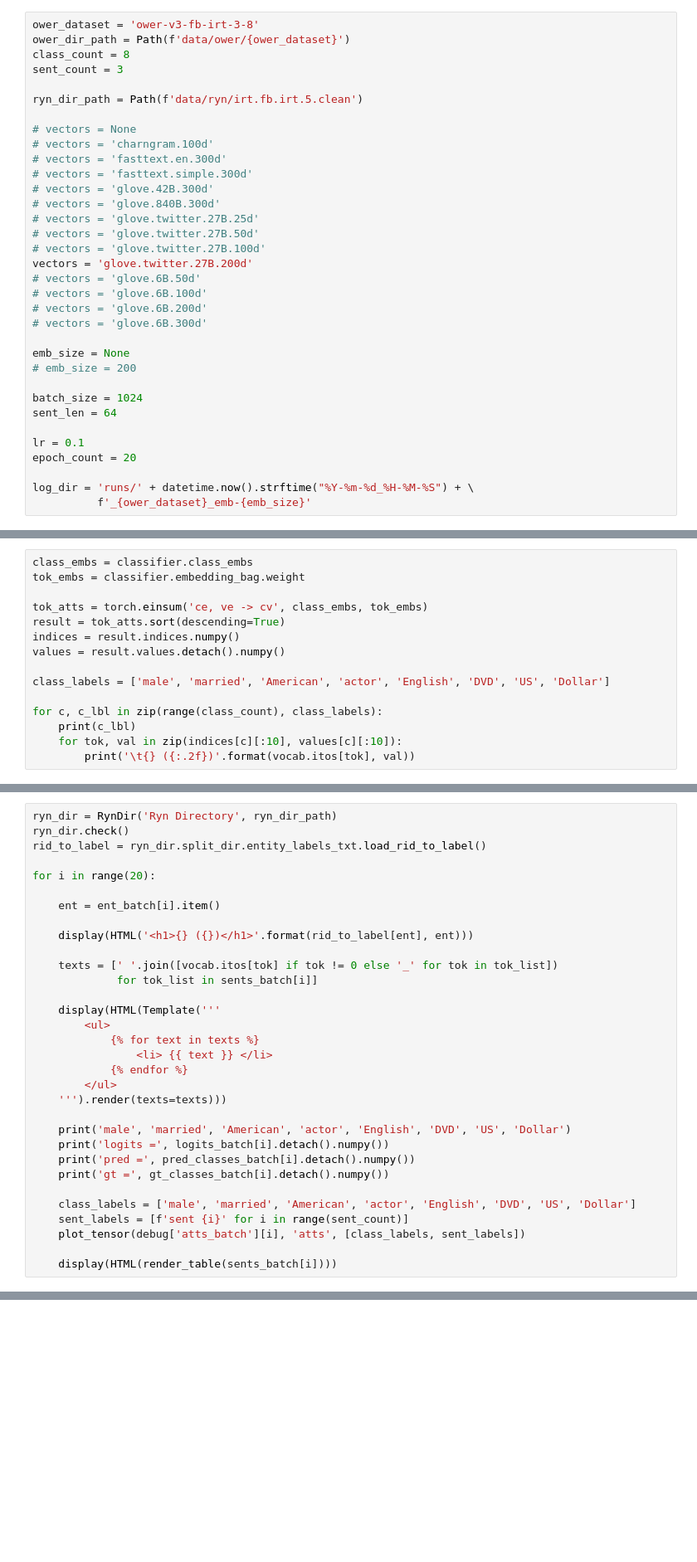
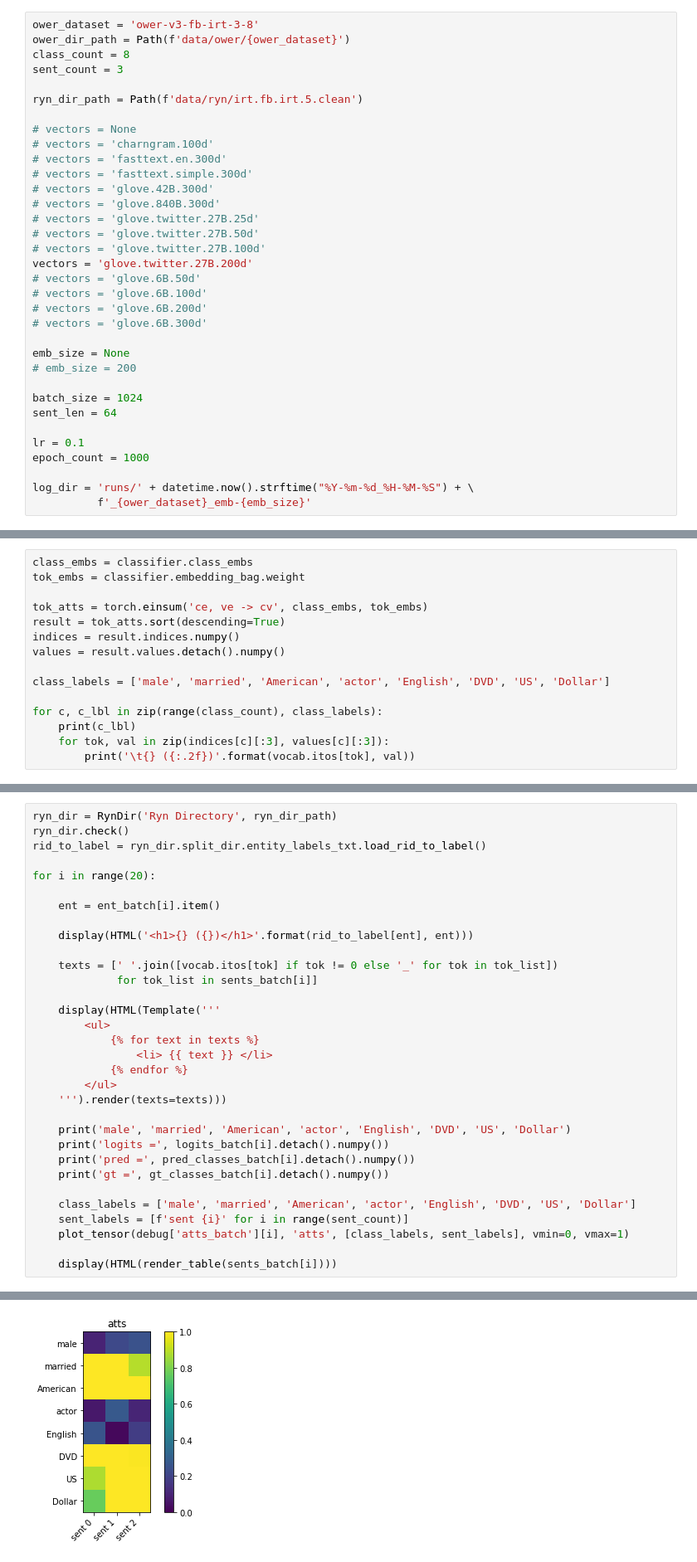
Before and after one commit to TobiasUhmann/power, a Jupyter notebook: notebooks/nb_13_more_classes/nb_13.ipynb, the cells around one changed output, grey strips where cells are left out. Shown at 83% size. Cells and saved outputs as stored; diff of their text form; blank space fills up the shorter version.

Commit message:
Add vmin, vmax params to plot_tensor

```diff
--- a/notebooks/nb_13_more_classes/nb_13.ipynb
+++ b/notebooks/nb_13_more_classes/nb_13.ipynb
@@ -68,7 +68,7 @@ batch_size = 1024
 sent_len = 64
 
 lr = 0.1
-epoch_count = 20
+epoch_count = 1000
 
 log_dir = 'runs/' + datetime.now().strftime("%Y-%m-%d_%H-%M-%S") + \
           f'_{ower_dataset}_emb-{emb_size}'
@@ -224,5 +260,5 @@ class_labels = ['male', 'married', 'American', 'actor', 'English', 'DVD', 'US',
 
 for c, c_lbl in zip(range(class_count), class_labels):
     print(c_lbl)
-    for tok, val in zip(indices[c][:10], values[c][:10]):
+    for tok, val in zip(indices[c][:3], values[c][:3]):
         print('\t{} ({:.2f})'.format(vocab.itos[tok], val))
@@ -310,6 +371,7 @@ for i in range(20):
 
     class_labels = ['male', 'married', 'American', 'actor', 'English', 'DVD', 'US', 'Dollar']
     sent_labels = [f'sent {i}' for i in range(sent_count)]
-    plot_tensor(debug['atts_batch'][i], 'atts', [class_labels, sent_labels])
+    plot_tensor(debug['atts_batch'][i], 'atts', [class_labels, sent_labels], vmin=0, vmax=1)
 
     display(HTML(render_table(sents_batch[i])))
+# %% [output]
@@ -315,0 +389 @@ for i in range(20):
+[figure, added]
```
Also changed, not shown: parts of 6 cells of this notebook, 2 other files.
